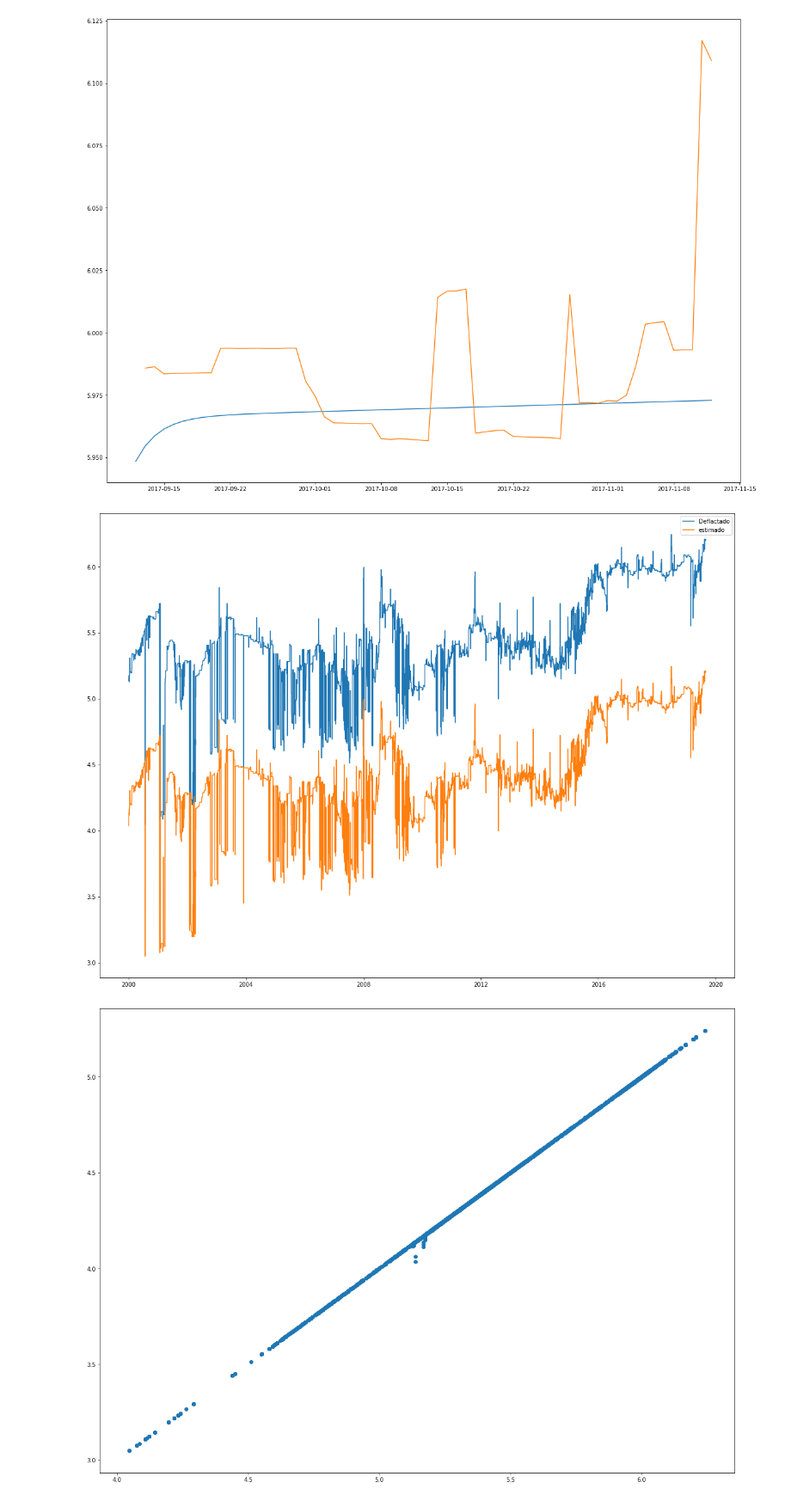
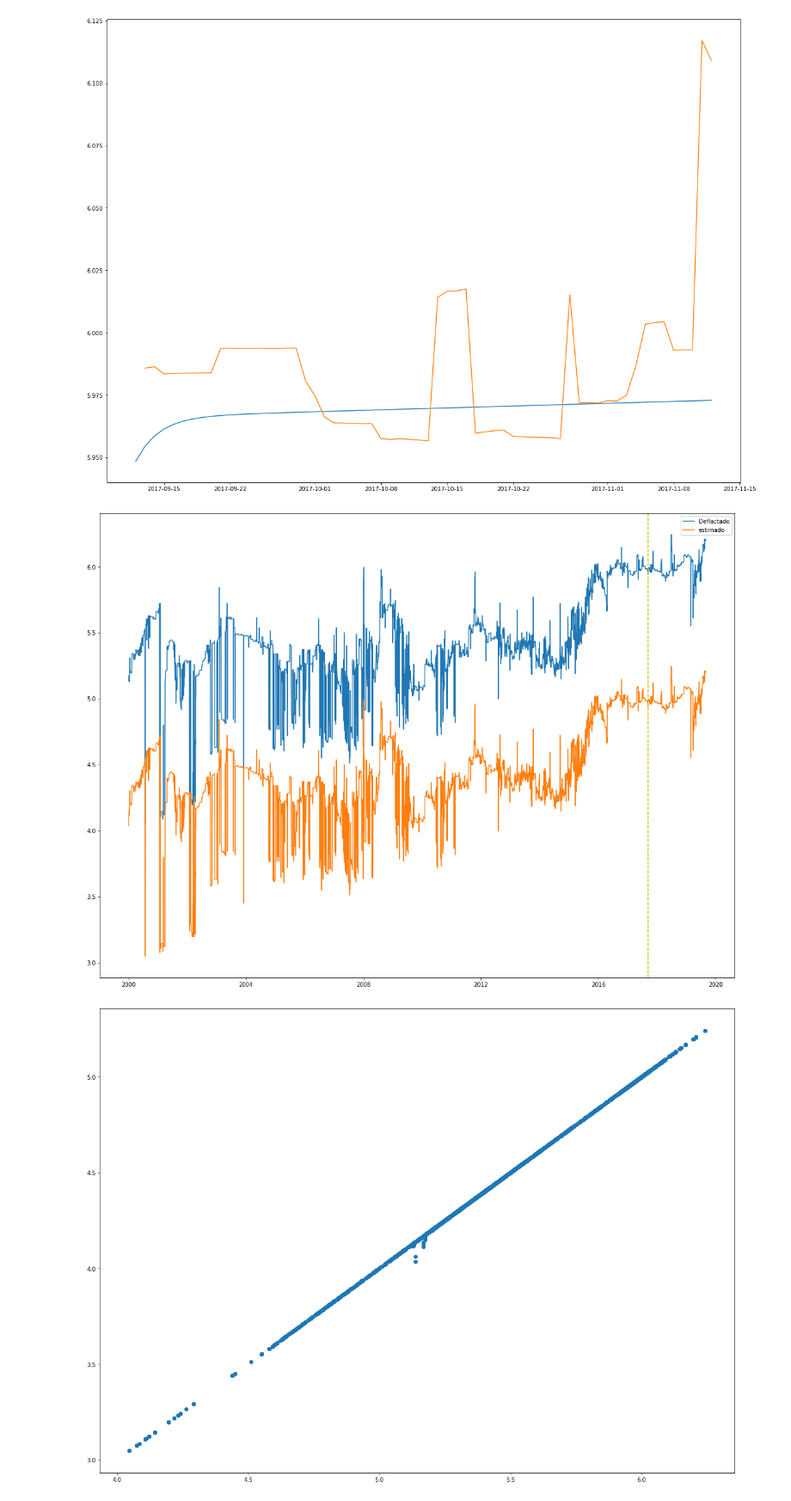
Before and after one commit to Vamarinpe/PAE, a Jupyter notebook: CodRecurso.ipynb, the cells around one changed output. Shown at 86% size. Cells and saved outputs as stored; diff of their text form; code cells hidden in the pictures.

```diff
--- a/CodRecurso.ipynb
+++ b/CodRecurso.ipynb
@@ -769,22 +773,23 @@ plt.show
 # %%
 import statsmodels
 ar=[0.6633]
 ma=[-0.9008]
 sigma=[0.0143]
 res=statsmodels.tsa.innovations.arma_innovations.arma_innovations(M1TebsabLog['Deflactado'],ar_params=ar,ma_params=ma,sigma2=sigma)
 innovaciones=res[0]
 innovaciones_mse=res[1]
 estimado=M1TebsabLog['Deflactado'].values-innovaciones_mse
 estimado=pd.DataFrame(estimado,index=M1TebsabLog['Deflactado'].index,columns=['estimado'])
 
 plt.plot(M1TebsabLog['Deflactado'])
 plt.plot(estimado['estimado'])
 plt.legend(['Deflactado','estimado'])
+plt.axvline(x='2017-09-12',color='y',linestyle='--')
 plt.show()
 
 plt.figure(figsize=(20,15))
 plt.scatter(M1TebsabLog['Deflactado'],estimado)
 plt.show()
 # %% [output]
-[figure, old version]
+[figure, new version]
 [figure]
```
Also changed, not shown: parts of 19 cells of this notebook.
